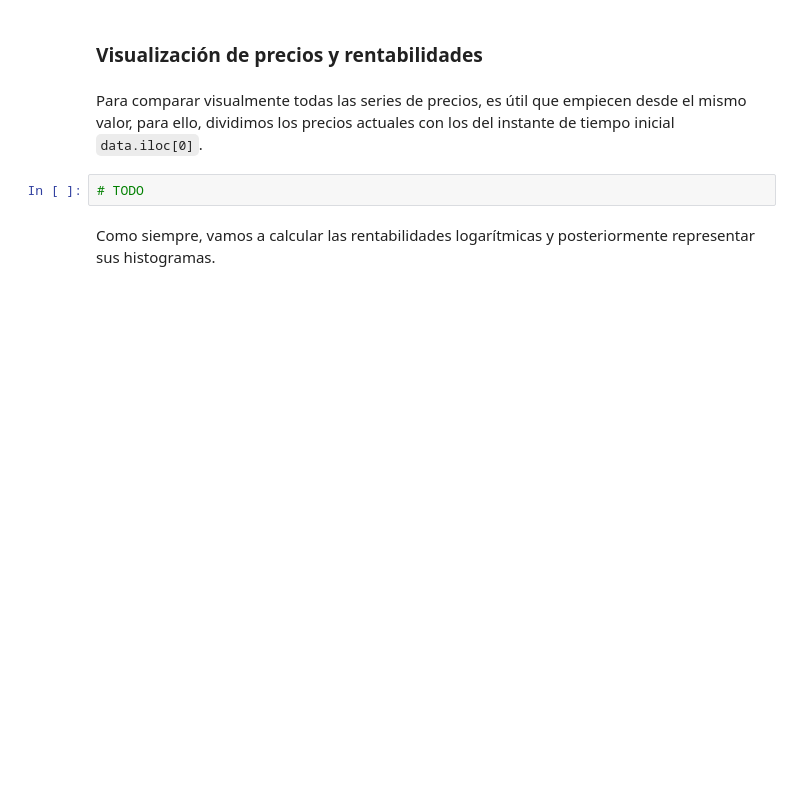
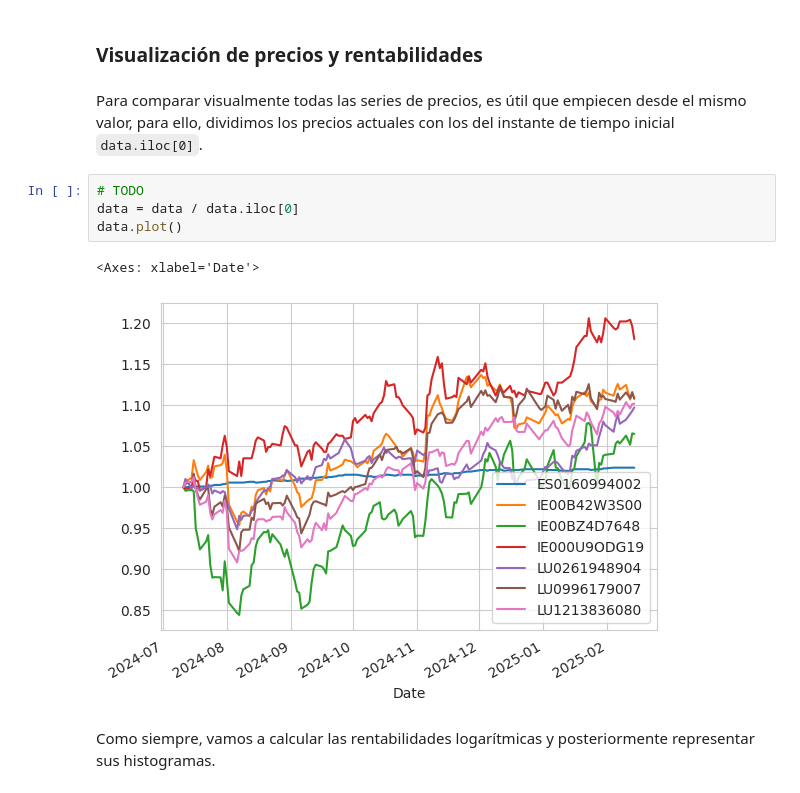
Before and after one commit to bynak06-cell/Microcredencial, a Jupyter notebook: Tema_2_Carteras_Intro/src/carteras-siete-activos-reales.ipynb, the cells around one changed output. Cells and saved outputs as stored; diff of their text form; blank space fills up the shorter version.

```diff
--- a/Tema_2_Carteras_Intro/src/carteras-siete-activos-reales.ipynb
+++ b/Tema_2_Carteras_Intro/src/carteras-siete-activos-reales.ipynb
@@ -76,8 +86,13 @@ mso.matrix(data)
 ### Visualización de precios y rentabilidades
 # %% [markdown]
 Para comparar visualmente todas las series de precios, es útil que empiecen desde el mismo valor, para ello, dividimos los precios actuales con los del instante de tiempo inicial `data.iloc[0]`.
-# %%
-# TODO
+# %%
+# TODO
+data = data / data.iloc[0]
+data.plot()
+# %% [output]
+<Axes: xlabel='Date'>
+[figure, added]
 # %% [markdown]
 Como siempre, vamos a calcular las rentabilidades logarítmicas y posteriormente representar sus histogramas.
 # %% [markdown]
```
Also changed, not shown: parts of 8 cells of this notebook.
